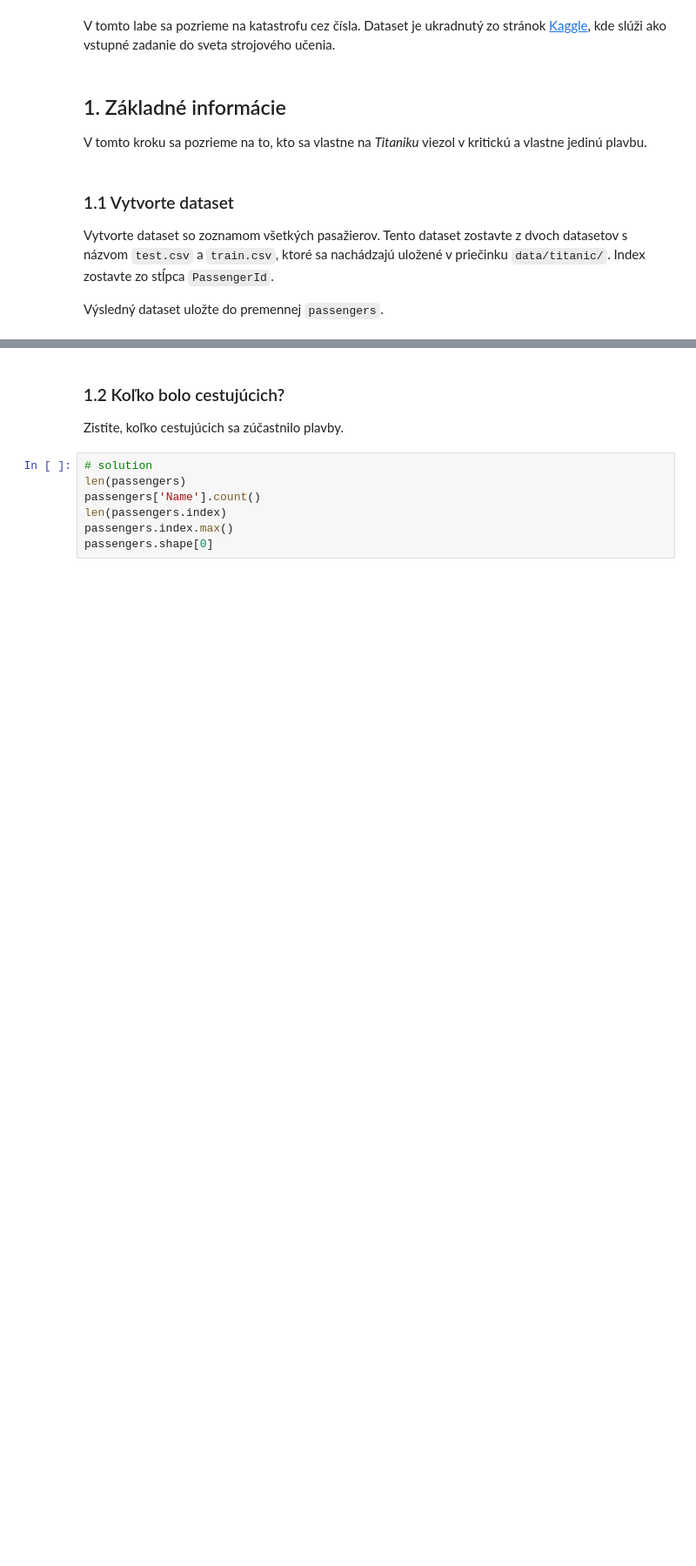
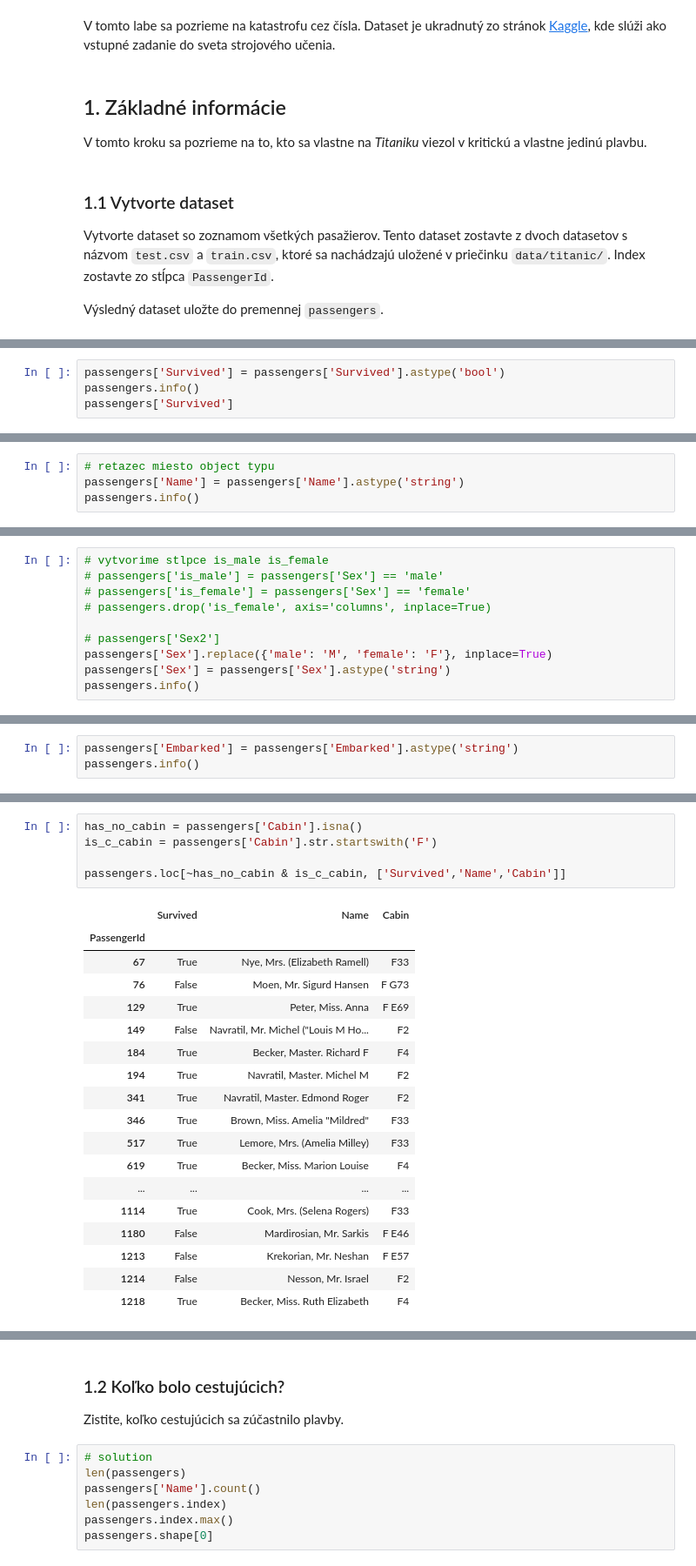
Before and after one commit to bletvaska/pandas-101, a Jupyter notebook: titanic.ipynb, the cells around one changed output, grey strips where cells are left out. Shown at 87% size. Saved outputs shown, nothing was run; the diff lists cells and outputs as text; blank space fills up the shorter version.

```diff
--- a/titanic.ipynb
+++ b/titanic.ipynb
@@ -41,0 +203,4 @@ passengers.to_csv(path / 'passengers.csv')
+# %%
+passengers['Survived'] = passengers['Survived'].astype('bool')
+passengers.info()
+passengers['Survived']
@@ -41,0 +239,4 @@ passengers.to_csv(path / 'passengers.csv')
+# %%
+# retazec miesto object typu
+passengers['Name'] = passengers['Name'].astype('string')
+passengers.info()
@@ -41,0 +262,10 @@ passengers.to_csv(path / 'passengers.csv')
+# %%
+# vytvorime stlpce is_male is_female
+# passengers['is_male'] = passengers['Sex'] == 'male'
+# passengers['is_female'] = passengers['Sex'] == 'female'
+# passengers.drop('is_female', axis='columns', inplace=True)
+
+# passengers['Sex2']
+passengers['Sex'].replace({'male': 'M', 'female': 'F'}, inplace=True)
+passengers['Sex'] = passengers['Sex'].astype('string')
+passengers.info()
@@ -41,0 +291,3 @@ passengers.to_csv(path / 'passengers.csv')
+# %%
+passengers['Embarked'] = passengers['Embarked'].astype('string')
+passengers.info()
@@ -41,0 +313,24 @@ passengers.to_csv(path / 'passengers.csv')
+# %%
+has_no_cabin = passengers['Cabin'].isna()
+is_c_cabin = passengers['Cabin'].str.startswith('F')
+
+passengers.loc[~has_no_cabin & is_c_cabin, ['Survived','Name','Cabin']]
+# %% [output]
+|  | Survived | Name | Cabin |
+| PassengerId |  |  |  |
+| 67 | True | Nye, Mrs. (Elizabeth Ramell) | F33 |
+| 76 | False | Moen, Mr. Sigurd Hansen | F G73 |
+| 129 | True | Peter, Miss. Anna | F E69 |
+| 149 | False | Navratil, Mr. Michel ("Louis M Ho... | F2 |
+| 184 | True | Becker, Master. Richard F | F4 |
+| 194 | True | Navratil, Master. Michel M | F2 |
+| 341 | True | Navratil, Master. Edmond Roger | F2 |
+| 346 | True | Brown, Miss. Amelia "Mildred" | F33 |
+| 517 | True | Lemore, Mrs. (Amelia Milley) | F33 |
+| 619 | True | Becker, Miss. Marion Louise | F4 |
+| ... | ... | ... | ... |
+| 1114 | True | Cook, Mrs. (Selena Rogers) | F33 |
+| 1180 | False | Mardirosian, Mr. Sarkis | F E46 |
+| 1213 | False | Krekorian, Mr. Neshan | F E57 |
+| 1214 | False | Nesson, Mr. Israel | F2 |
+| 1218 | True | Becker, Miss. Ruth Elizabeth | F4 |
```
Also changed, not shown: parts of 16 cells of this notebook.
